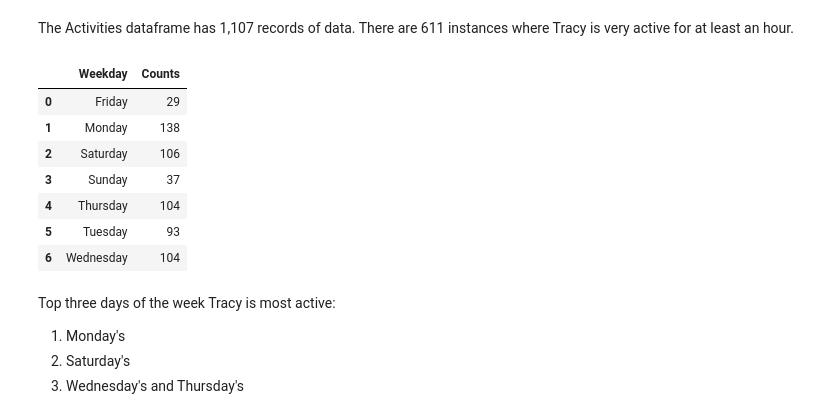
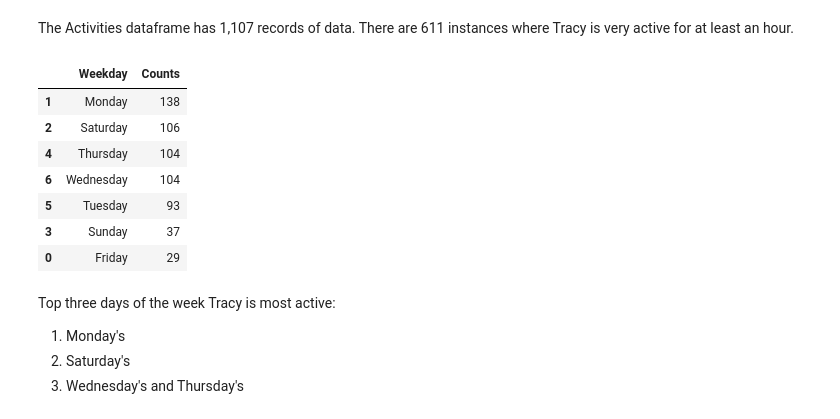
Before and after one commit to wu72/Springboard, a Jupyter notebook: CapstoneProject1/FitbitCapstone1.ipynb, the cells around one changed output. Saved outputs shown, nothing was run; the diff lists cells and outputs as text; code cells hidden in the pictures.

```diff
--- a/CapstoneProject1/FitbitCapstone1.ipynb
+++ b/CapstoneProject1/FitbitCapstone1.ipynb
@@ -272,16 +284,17 @@ len(activities[activities['Minutes Very Active'] >= 60])
 # %% [markdown]
 The Activities dataframe has 1,107 records of data. There are 611 instances where Tracy is very active for at least an hour.
 # %%
-activities[activities['Minutes Very Active'] >= 60].groupby('Weekday').size().reset_index(name='Counts')
+activities[activities['Minutes Very Active'] >= 60].groupby('Weekday').size().reset_index(name='Counts')\
+                                                   .sort_values(by = 'Counts', ascending = False)
 # %% [output]
 |  | Weekday | Counts |
-| 0 | Friday | 29 |
 | 1 | Monday | 138 |
 | 2 | Saturday | 106 |
+| 4 | Thursday | 104 |
+| 6 | Wednesday | 104 |
+| 5 | Tuesday | 93 |
 | 3 | Sunday | 37 |
-| 4 | Thursday | 104 |
-| 5 | Tuesday | 93 |
-| 6 | Wednesday | 104 |
+| 0 | Friday | 29 |
 # %% [markdown]
 Top three days of the week Tracy is most active:
 1. Monday's
```
Also changed, not shown: parts of 31 cells of this notebook.
